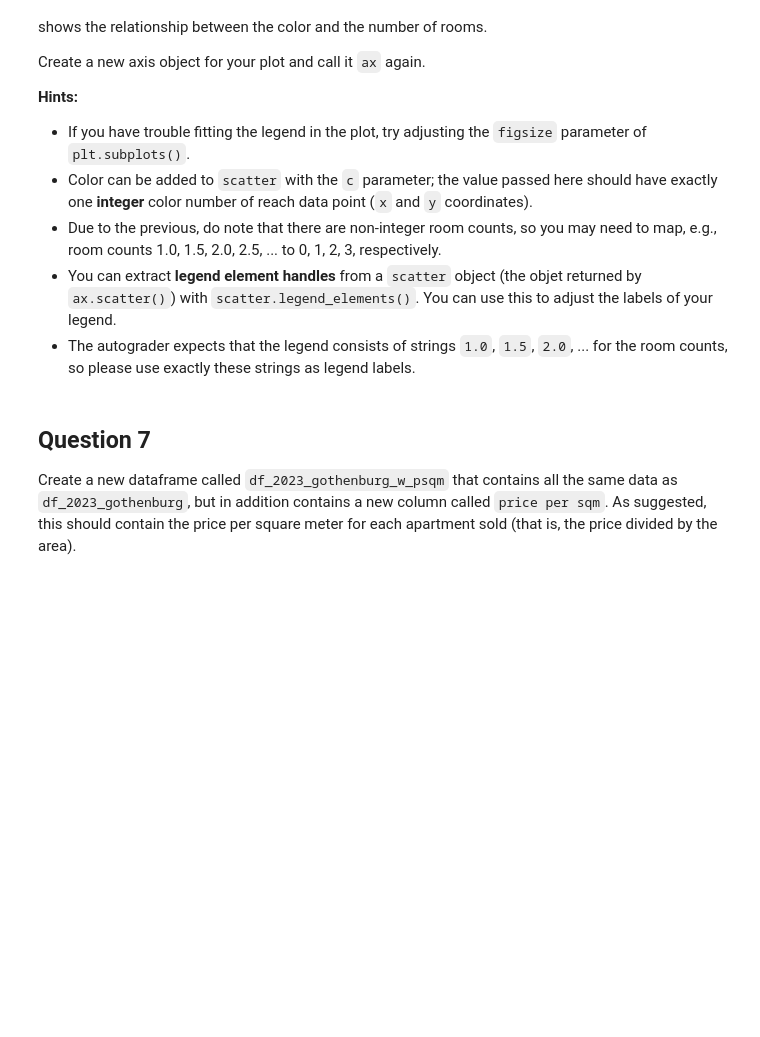
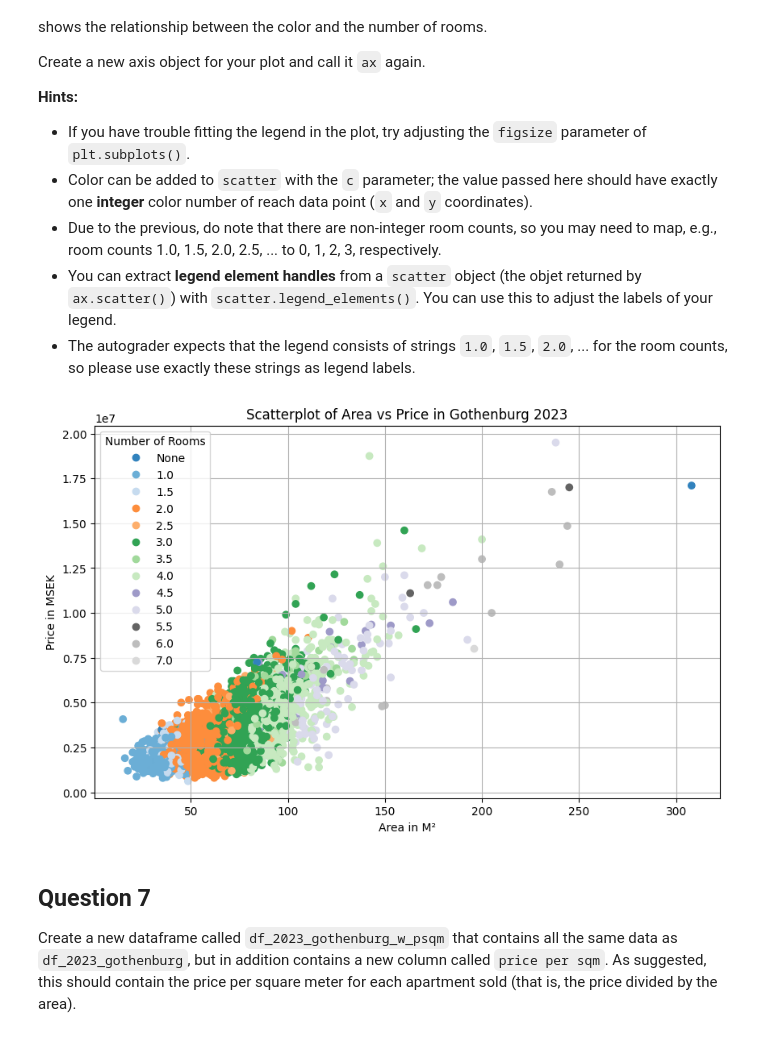
Before and after one commit to david-ferm00/data_science_and_ai, a Jupyter notebook: assignment_2/assignment2_template.ipynb, the cells around one changed output. Drawn from its saved outputs; the diff is of its cells as text; code cells hidden in the pictures; blank space fills up the shorter version.

Commit message:
all q except for q10 in assign 2

```diff
--- a/assignment_2/assignment2_template.ipynb
+++ b/assignment_2/assignment2_template.ipynb
@@ -272,7 +287,34 @@ Create a new axis object for your plot and call it `ax` again.
 # %%
 # Codegrade Tag Question6
 # Do *not* remove the tag above
 # Write your code below
+
+_, ax = plt.subplots(figsize=(10, 6))#adjust figsize as needed
+
+unique_room_numbers = df_2023_gothenburg["rooms"].unique()
+unique_room_numbers = [x if x != None else -1 for x in unique_room_numbers]
+unique_room_numbers.sort()
+unique_room_numbers = [x if x != -1 else None for x in unique_room_numbers]
+
+color_assignment = []
+for apartment in df_2023_gothenburg["rooms"]:
+    color_assignment.append(unique_room_numbers.index(apartment))
+
+unique_room_numbers = [x if x != None else "None" for x in unique_room_numbers]
+
+scatter = ax.scatter(df_2023_gothenburg["area"], df_2023_gothenburg["price"], c=color_assignment, cmap='tab20c')
+
+plt.xlabel("Area in M²")
+plt.ylabel("Price in MSEK")
+plt.title("Scatterplot of Area vs Price in Gothenburg 2023")
+
+handles, _ = scatter.legend_elements()
+plt.legend(handles, unique_room_numbers, title="Number of Rooms", loc="best", ) # adjust legend position as needed
+
+plt.grid(True)
+plt.show()
+# %% [output]
+[figure, added]
 # %% [markdown]
 ## Question 7
 
```
Also changed, not shown: parts of 4 cells of this notebook, 1 other file.
